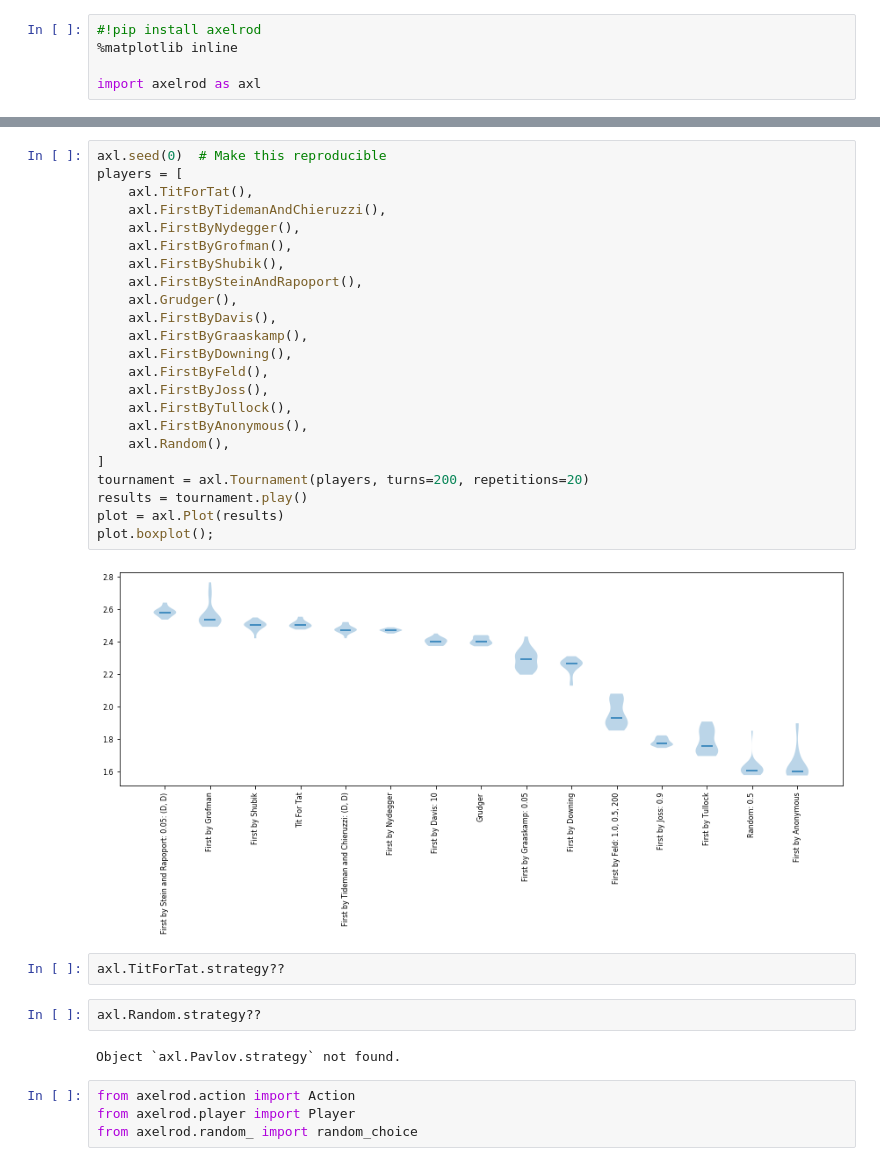
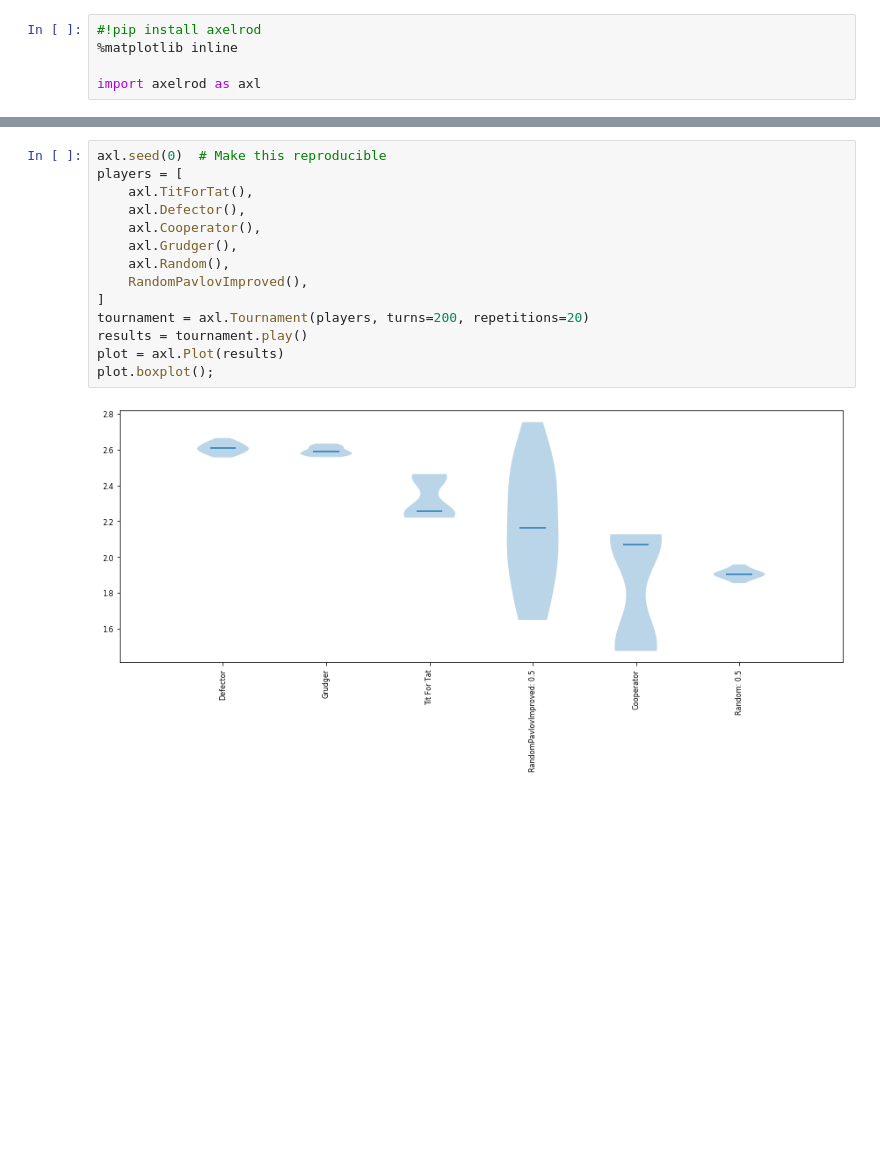
Before and after one commit to vadymtomashchuk18/game-theory-course, a Jupyter notebook: Lab03.ipynb, the cells around one changed output, grey strips where cells are left out. Cells and saved outputs as stored; diff of their text form; blank space fills up the shorter version.

```diff
--- a/Lab03.ipynb
+++ b/Lab03.ipynb
@@ -6,35 +58,16 @@ import axelrod as axl
 # %%
 axl.seed(0)  # Make this reproducible
 players = [
     axl.TitForTat(),
-    axl.FirstByTidemanAndChieruzzi(),
-    axl.FirstByNydegger(),
-    axl.FirstByGrofman(),
-    axl.FirstByShubik(),
-    axl.FirstBySteinAndRapoport(),
+    axl.Defector(),
+    axl.Cooperator(),
     axl.Grudger(),
-    axl.FirstByDavis(),
-    axl.FirstByGraaskamp(),
-    axl.FirstByDowning(),
-    axl.FirstByFeld(),
-    axl.FirstByJoss(),
-    axl.FirstByTullock(),
-    axl.FirstByAnonymous(),
     axl.Random(),
+    RandomPavlovImproved(),
 ]
 tournament = axl.Tournament(players, turns=200, repetitions=20)
 results = tournament.play()
 plot = axl.Plot(results)
 plot.boxplot();
 # %% [output]
-[figure, old version]
+[figure, new version]
-# %%
-axl.TitForTat.strategy??
-# %%
-axl.Random.strategy??
-# %% [output]
-Object `axl.Pavlov.strategy` not found.
-# %%
-from axelrod.action import Action
-from axelrod.player import Player
-from axelrod.random_ import random_choice
```
Also changed, not shown: parts of 6 cells of this notebook, 1 other file.
